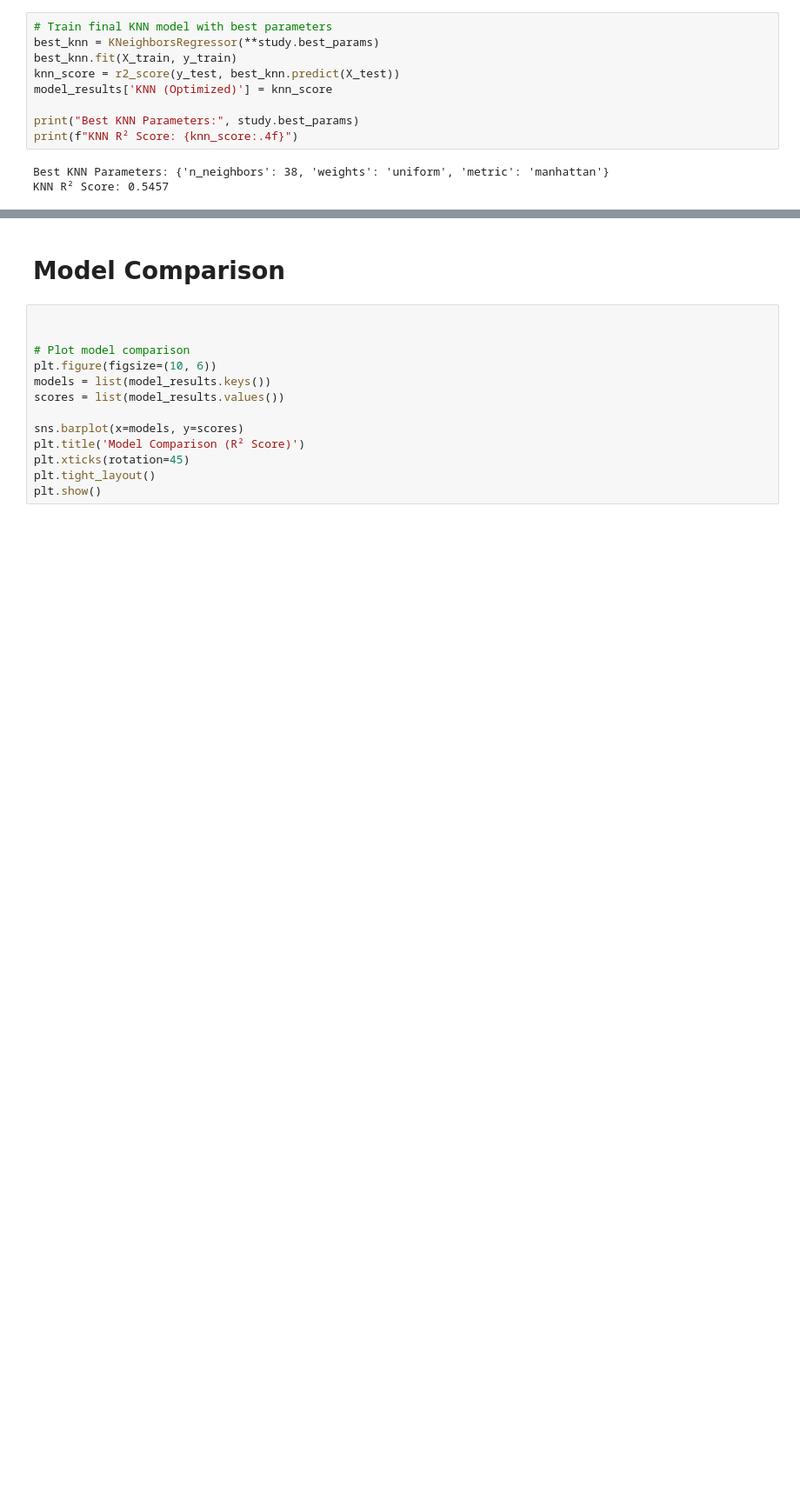
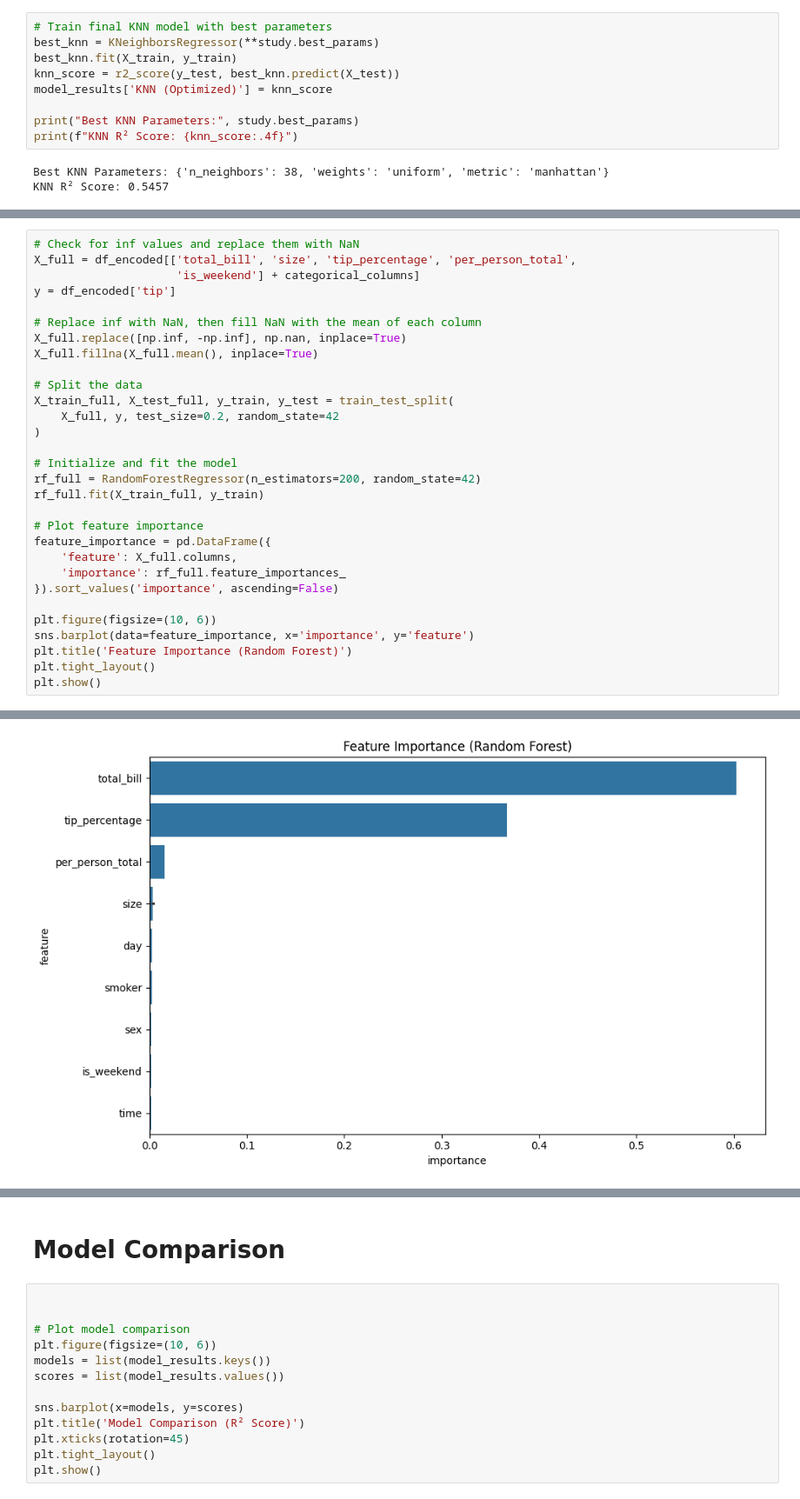
Before and after one commit to DarkLord017/DAIAssignment2, a Jupyter notebook: Sambhav_Assignment2.ipynb, the cells around one changed output, grey strips where cells are left out. Shown at 87% size. Drawn from its saved outputs; the diff is of its cells as text; blank space fills up the shorter version.

```diff
--- a/Sambhav_Assignment2.ipynb
+++ b/Sambhav_Assignment2.ipynb
@@ -370,0 +398,31 @@ KNN R² Score: 0.5457
+# %%
+# Check for inf values and replace them with NaN
+X_full = df_encoded[['total_bill', 'size', 'tip_percentage', 'per_person_total',
+                     'is_weekend'] + categorical_columns]
+y = df_encoded['tip']
+
+# Replace inf with NaN, then fill NaN with the mean of each column
+X_full.replace([np.inf, -np.inf], np.nan, inplace=True)
+X_full.fillna(X_full.mean(), inplace=True)
+
+# Split the data
+X_train_full, X_test_full, y_train, y_test = train_test_split(
+    X_full, y, test_size=0.2, random_state=42
+)
+
+# Initialize and fit the model
+rf_full = RandomForestRegressor(n_estimators=200, random_state=42)
+rf_full.fit(X_train_full, y_train)
+
+# Plot feature importance
+feature_importance = pd.DataFrame({
+    'feature': X_full.columns,
+    'importance': rf_full.feature_importances_
+}).sort_values('importance', ascending=False)
+
+plt.figure(figsize=(10, 6))
+sns.barplot(data=feature_importance, x='importance', y='feature')
+plt.title('Feature Importance (Random Forest)')
+plt.tight_layout()
+plt.show()
+# %% [output]
@@ -370,0 +437 @@ KNN R² Score: 0.5457
+[figure, added]
```
Also changed, not shown: parts of 10 cells of this notebook.
